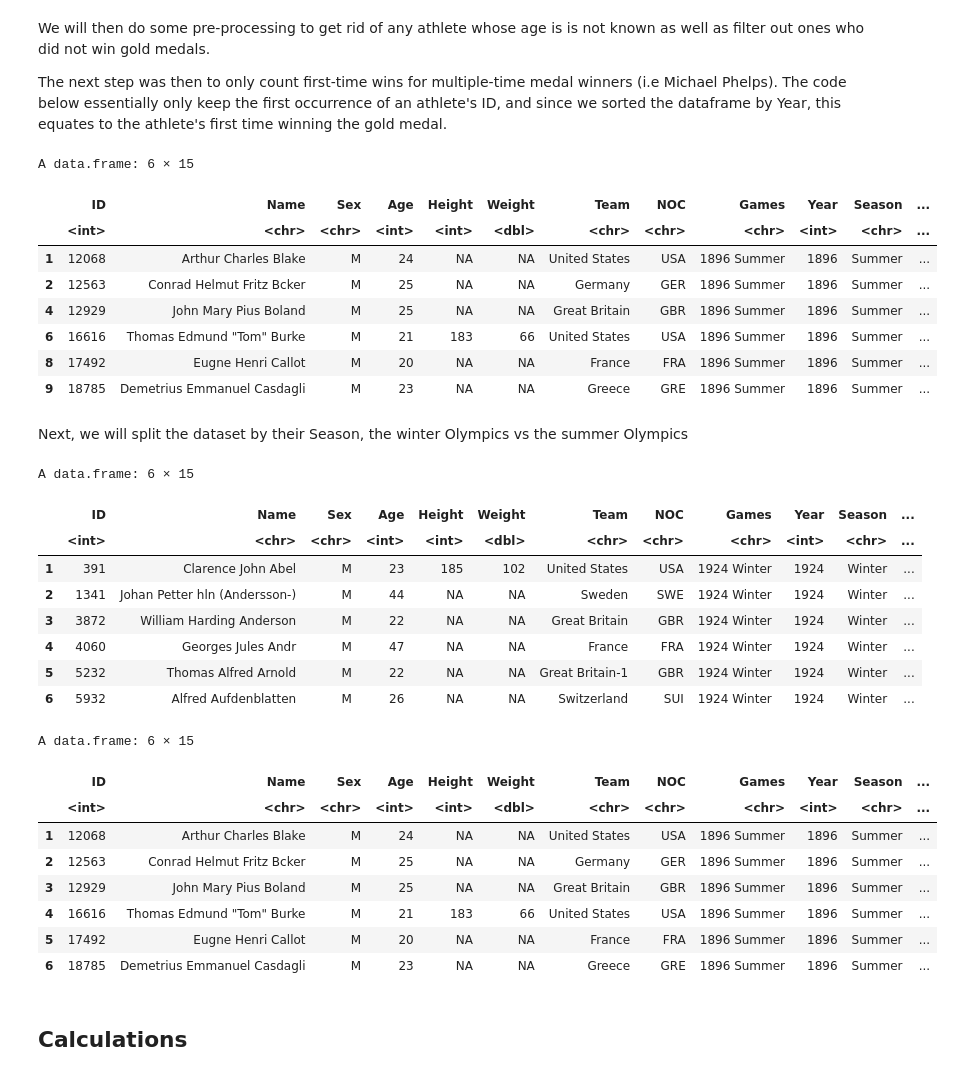
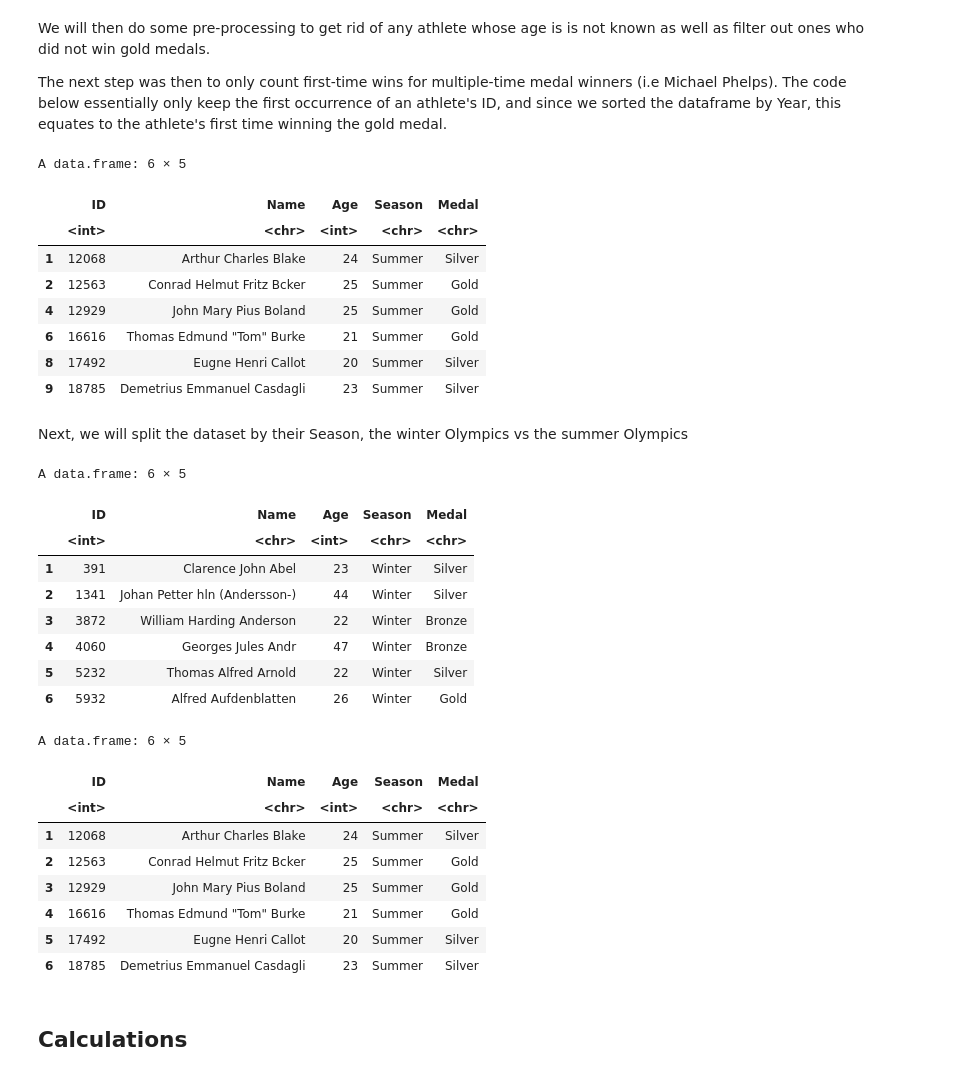
Before and after one commit to KevinSaigon/stat-201-project, a Jupyter notebook: project-proposal.ipynb, the cells around one changed output. Cells and saved outputs as stored; diff of their text form; code cells hidden in the pictures.

```diff
--- a/project-proposal.ipynb
+++ b/project-proposal.ipynb
@@ -27,22 +35,23 @@ We will then do some pre-processing to get rid of any athlete whose age is is no
 The next step was then to only count first-time wins for multiple-time medal winners (i.e Michael Phelps). The code below essentially only keep the first occurrence of an athlete's ID, and since we sorted the dataframe by Year, this equates to the athlete's first time winning the gold medal.
 # %%
 processed_df <- data[order(data$Year),]  %>%
-    filter(!is.na(Age)) %>% # get rid of NA/Age
-    filter(!is.na(Medal))   # get rid of anyone who didn't win a medal either
+    filter(!is.na(Age)) %>%    # get rid of NA/Age
+    filter(!is.na(Medal)) %>%  # get rid of anyone who didn't win a medal either
+    subset(select = c(ID, Name, Age, Season, Medal))
 
 first_time_only <- processed_df[match(unique(processed_df$ID), processed_df$ID),] # only first time winners now, if they won a second time, it was excluded
 
 head(first_time_only)
 # %% [output]
-A data.frame: 6 × 15
+A data.frame: 6 × 5
-|  | ID | Name | Sex | Age | Height | Weight | Team | NOC | Games | Year | Season | ... |
-|  | <int> | <chr> | <chr> | <int> | <int> | <dbl> | <chr> | <chr> | <chr> | <int> | <chr> | ... |
-| 1 | 12068 | Arthur Charles Blake | M | 24 | NA | NA | United States | USA | 1896 Summer | 1896 | Summer | ... |
-| 2 | 12563 | Conrad Helmut Fritz Bcker | M | 25 | NA | NA | Germany | GER | 1896 Summer | 1896 | Summer | ... |
-| 4 | 12929 | John Mary Pius Boland | M | 25 | NA | NA | Great Britain | GBR | 1896 Summer | 1896 | Summer | ... |
-| 6 | 16616 | Thomas Edmund "Tom" Burke | M | 21 | 183 | 66 | United States | USA | 1896 Summer | 1896 | Summer | ... |
-| 8 | 17492 | Eugne Henri Callot | M | 20 | NA | NA | France | FRA | 1896 Summer | 1896 | Summer | ... |
-| 9 | 18785 | Demetrius Emmanuel Casdagli | M | 23 | NA | NA | Greece | GRE | 1896 Summer | 1896 | Summer | ... |
+|  | ID | Name | Age | Season | Medal |
+|  | <int> | <chr> | <int> | <chr> | <chr> |
+| 1 | 12068 | Arthur Charles Blake | 24 | Summer | Silver |
+| 2 | 12563 | Conrad Helmut Fritz Bcker | 25 | Summer | Gold |
+| 4 | 12929 | John Mary Pius Boland | 25 | Summer | Gold |
+| 6 | 16616 | Thomas Edmund "Tom" Burke | 21 | Summer | Gold |
+| 8 | 17492 | Eugne Henri Callot | 20 | Summer | Silver |
+| 9 | 18785 | Demetrius Emmanuel Casdagli | 23 | Summer | Silver |
 # %% [markdown]
 Next, we will split the dataset by their Season, the winter Olympics vs the summer Olympics
 # %%
@@ -55,24 +64,24 @@ summer_df <- first_time_only %>%
 head(winter_df)
 head(summer_df)
 # %% [output]
-A data.frame: 6 × 15
+A data.frame: 6 × 5
-|  | ID | Name | Sex | Age | Height | Weight | Team | NOC | Games | Year | Season | ... |
-|  | <int> | <chr> | <chr> | <int> | <int> | <dbl> | <chr> | <chr> | <chr> | <int> | <chr> | ... |
-| 1 | 391 | Clarence John Abel | M | 23 | 185 | 102 | United States | USA | 1924 Winter | 1924 | Winter | ... |
-| 2 | 1341 | Johan Petter hln (Andersson-) | M | 44 | NA | NA | Sweden | SWE | 1924 Winter | 1924 | Winter | ... |
-| 3 | 3872 | William Harding Anderson | M | 22 | NA | NA | Great Britain | GBR | 1924 Winter | 1924 | Winter | ... |
-| 4 | 4060 | Georges Jules Andr | M | 47 | NA | NA | France | FRA | 1924 Winter | 1924 | Winter | ... |
-| 5 | 5232 | Thomas Alfred Arnold | M | 22 | NA | NA | Great Britain-1 | GBR | 1924 Winter | 1924 | Winter | ... |
-| 6 | 5932 | Alfred Aufdenblatten | M | 26 | NA | NA | Switzerland | SUI | 1924 Winter | 1924 | Winter | ... |
+|  | ID | Name | Age | Season | Medal |
+|  | <int> | <chr> | <int> | <chr> | <chr> |
+| 1 | 391 | Clarence John Abel | 23 | Winter | Silver |
+| 2 | 1341 | Johan Petter hln (Andersson-) | 44 | Winter | Silver |
+| 3 | 3872 | William Harding Anderson | 22 | Winter | Bronze |
+| 4 | 4060 | Georges Jules Andr | 47 | Winter | Bronze |
+| 5 | 5232 | Thomas Alfred Arnold | 22 | Winter | Silver |
+| 6 | 5932 | Alfred Aufdenblatten | 26 | Winter | Gold |
-A data.frame: 6 × 15
+A data.frame: 6 × 5
-|  | ID | Name | Sex | Age | Height | Weight | Team | NOC | Games | Year | Season | ... |
-|  | <int> | <chr> | <chr> | <int> | <int> | <dbl> | <chr> | <chr> | <chr> | <int> | <chr> | ... |
-| 1 | 12068 | Arthur Charles Blake | M | 24 | NA | NA | United States | USA | 1896 Summer | 1896 | Summer | ... |
-| 2 | 12563 | Conrad Helmut Fritz Bcker | M | 25 | NA | NA | Germany | GER | 1896 Summer | 1896 | Summer | ... |
-| 3 | 12929 | John Mary Pius Boland | M | 25 | NA | NA | Great Britain | GBR | 1896 Summer | 1896 | Summer | ... |
-| 4 | 16616 | Thomas Edmund "Tom" Burke | M | 21 | 183 | 66 | United States | USA | 1896 Summer | 1896 | Summer | ... |
-| 5 | 17492 | Eugne Henri Callot | M | 20 | NA | NA | France | FRA | 1896 Summer | 1896 | Summer | ... |
-| 6 | 18785 | Demetrius Emmanuel Casdagli | M | 23 | NA | NA | Greece | GRE | 1896 Summer | 1896 | Summer | ... |
+|  | ID | Name | Age | Season | Medal |
+|  | <int> | <chr> | <int> | <chr> | <chr> |
+| 1 | 12068 | Arthur Charles Blake | 24 | Summer | Silver |
+| 2 | 12563 | Conrad Helmut Fritz Bcker | 25 | Summer | Gold |
+| 3 | 12929 | John Mary Pius Boland | 25 | Summer | Gold |
+| 4 | 16616 | Thomas Edmund "Tom" Burke | 21 | Summer | Gold |
+| 5 | 17492 | Eugne Henri Callot | 20 | Summer | Silver |
+| 6 | 18785 | Demetrius Emmanuel Casdagli | 23 | Summer | Silver |
 # %% [markdown]
 ## Calculations
 # %% [markdown]
```
Also changed, not shown: parts of 10 cells of this notebook.
